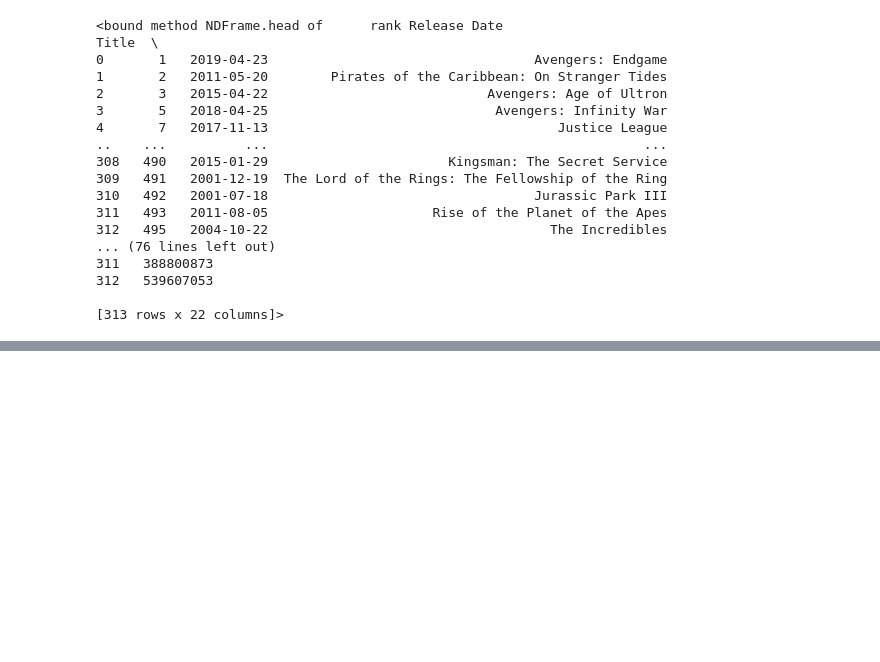
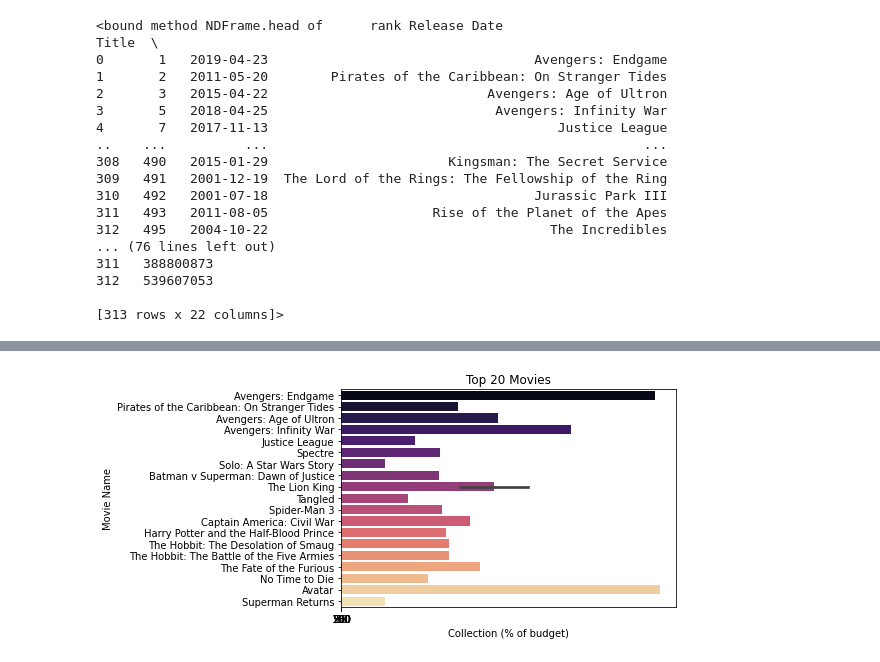
Before and after one commit to NotRockysWife/UCDPA_AdrianConnolly, a Jupyter notebook: Project2.ipynb, the cells around one changed output, grey strips where cells are left out. Saved outputs shown, nothing was run; the diff lists cells and outputs as text; code cells hidden in the pictures; blank space fills up the shorter version.

```diff
--- a/Project2.ipynb
+++ b/Project2.ipynb
@@ -340,3 +318,0 @@ print(profit_by_dist)
-# %%
-movie_info['%'] = ((movie_info['Profit'] / movie_info['Cost'].sum())*100).round(2).astype(str) + '%'
-print(movie_info.head)
@@ -361,3 +318,0 @@ print(movie_info.head)
-# %%
-movie_info['%'] = movie_info['Profit'] / movie_info['Cost'] * 100
-print(movie_info.head())
@@ -422,0 +340,3 @@ plt.show()
+# %%
+movie_info['%'] = movie_info['Profit'] / movie_info['Budget']*100
+print(movie_info.head())
@@ -422,0 +361,3 @@ plt.show()
+# %%
+movie_info['%'] = movie_info['Profit'] / movie_info['Budget'] * 100
+print(movie_info.head())
@@ -422,0 +382,11 @@ plt.show()
+# %%
+import matplotlib.pyplot as plt
+import seaborn as sns
+sns.barplot(x='World Sales',y='Title',data = movie_info.head(20),palette='magma')
+plt.ylabel('Movie Name')
+plt.xlabel('Collection (% of budget)')
+plt.title('Top 20 Movies')
+plt.xticks([0,50,100,250,500,750], ['0','50','100','250','500','750'])
+plt.show()
+# %% [output]
+[figure, added]
```
Also changed, not shown: parts of 18 cells of this notebook.
